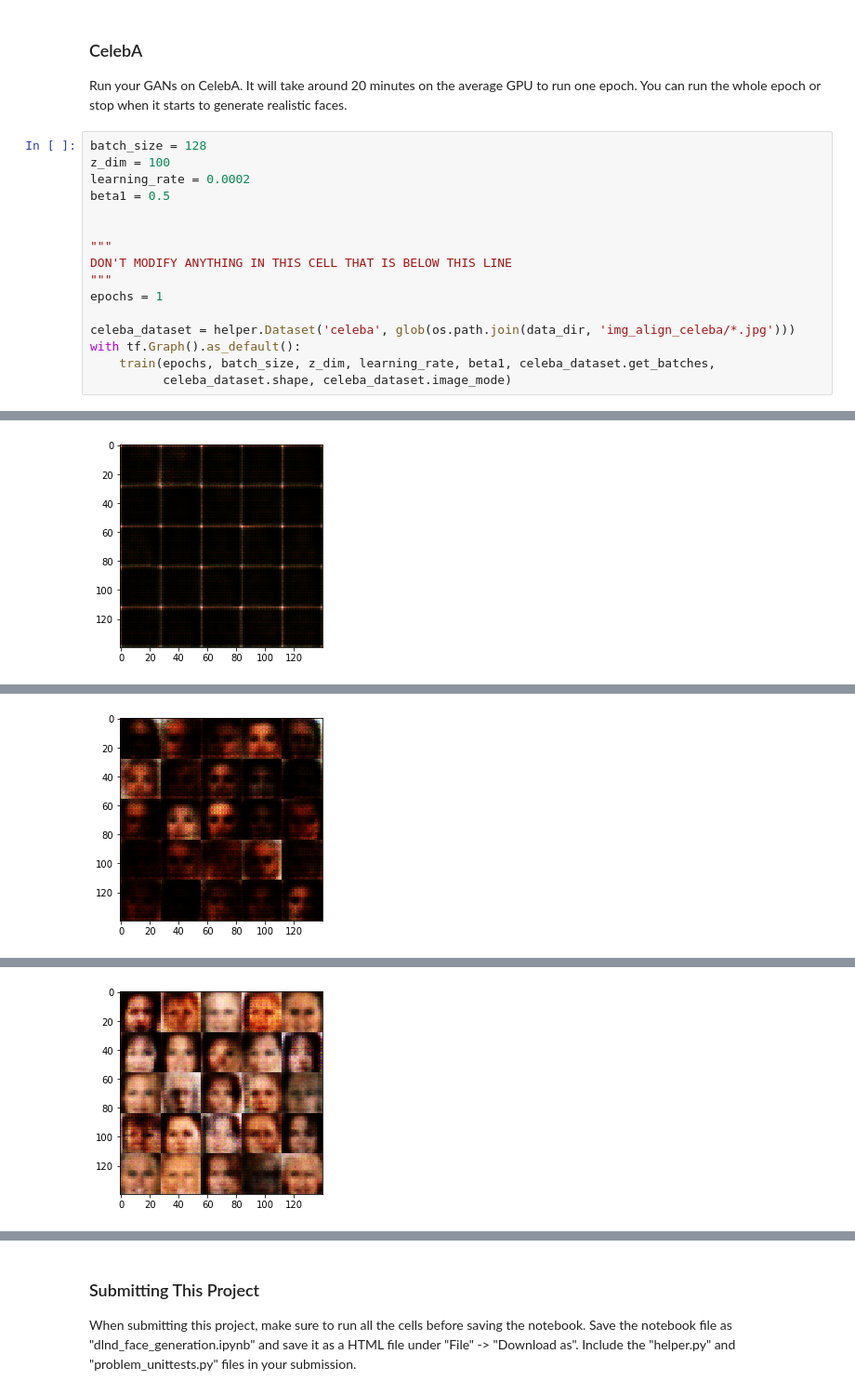
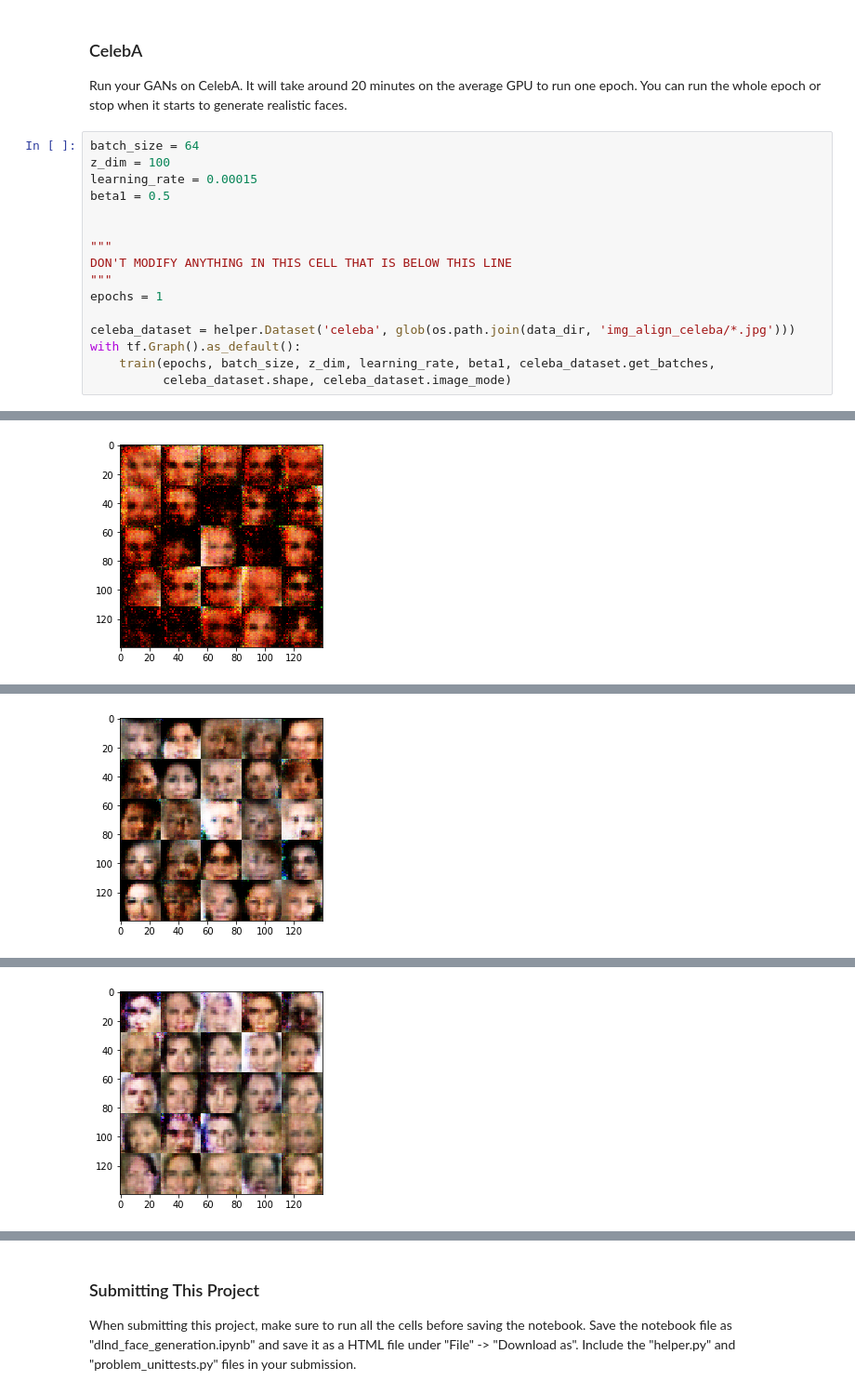
Before and after one commit to marceljanerfont/dlnd, a Jupyter notebook: face_generation/dlnd_face_generation.ipynb, the cells around one changed output, grey strips where cells are left out. Shown at 93% size. Saved outputs shown, nothing was run; the diff lists cells and outputs as text.

```diff
--- a/face_generation/dlnd_face_generation.ipynb
+++ b/face_generation/dlnd_face_generation.ipynb
@@ -441,9 +507,9 @@ KeyboardInterrupt:
 ### CelebA
 Run your GANs on CelebA.  It will take around 20 minutes on the average GPU to run one epoch.  You can run the whole epoch or stop when it starts to generate realistic faces.
 # %%
-batch_size = 128
+batch_size = 64
 z_dim = 100
-learning_rate = 0.0002
+learning_rate = 0.00015
 beta1 = 0.5
 
 
@@ -470 +536 @@ Epoch 1/1... Discriminator Loss: 0.4405... Generator Loss: 1.6271
-[figure, old version]
+[figure, new version]
@@ -481 +547 @@ Epoch 1/1... Discriminator Loss: 0.3392... Generator Loss: 4.6045
-[figure, old version]
+[figure, new version]
@@ -492 +558 @@ Epoch 1/1... Discriminator Loss: 0.5126... Generator Loss: 2.0694
-[figure, old version]
+[figure, new version]
```
Also changed, not shown: parts of 5 cells of this notebook, 1 other file.
